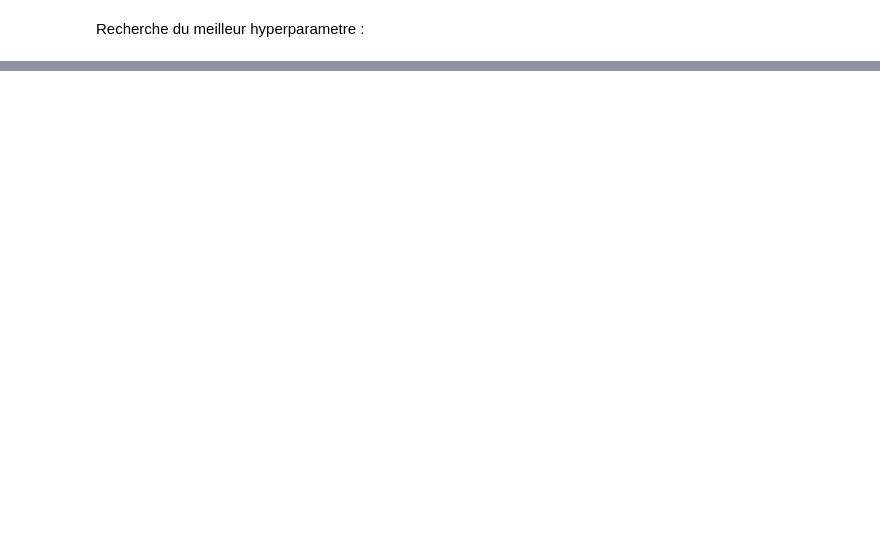
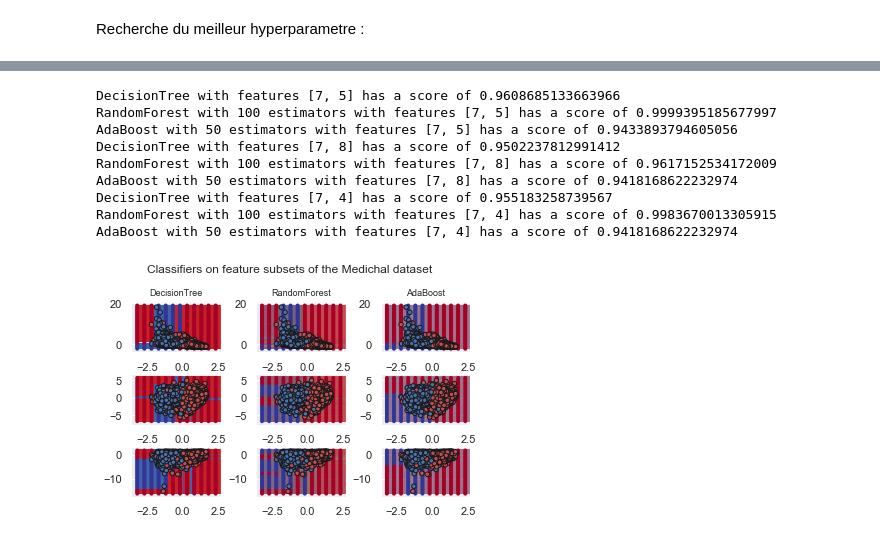
Before and after one commit to PhamAlexT/MOSQUITO, a Jupyter notebook: starting_kit/README_all.ipynb, the cells around one changed output, grey strips where cells are left out. Cells and saved outputs as stored; diff of their text form; code cells hidden in the pictures; blank space fills up the shorter version.

```diff
--- a/starting_kit/README_all.ipynb
+++ b/starting_kit/README_all.ipynb
@@ -75,0 +95,13 @@ on voit qu'il faut au moins 100 arbres !
+# %%
+f_decision_surface (X_train,Y_train)
+# %% [output]
+DecisionTree with features [7, 5] has a score of 0.9608685133663966
+RandomForest with 100 estimators with features [7, 5] has a score of 0.9999395185677997
+AdaBoost with 50 estimators with features [7, 5] has a score of 0.9433893794605056
+DecisionTree with features [7, 8] has a score of 0.9502237812991412
+RandomForest with 100 estimators with features [7, 8] has a score of 0.9617152534172009
+AdaBoost with 50 estimators with features [7, 8] has a score of 0.9418168622232974
+DecisionTree with features [7, 4] has a score of 0.955183258739567
+RandomForest with 100 estimators with features [7, 4] has a score of 0.9983670013305915
+AdaBoost with 50 estimators with features [7, 4] has a score of 0.9418168622232974
+[figure, added]
```
Also changed, not shown: parts of 16 cells of this notebook.
